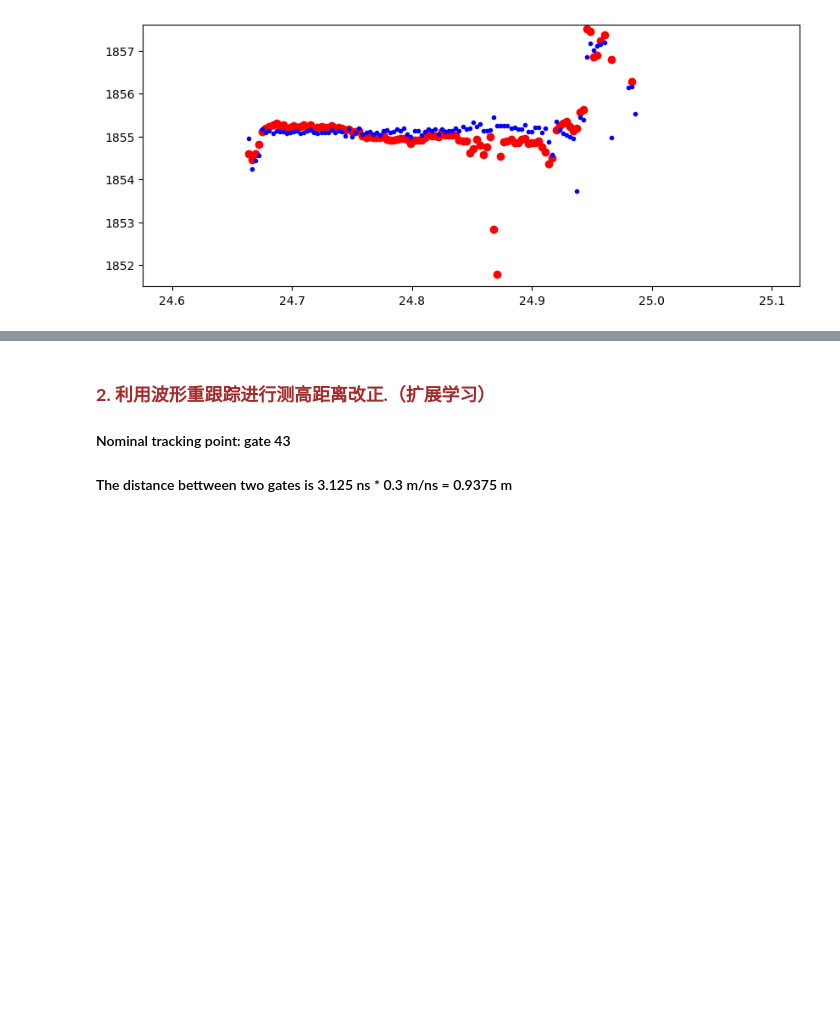
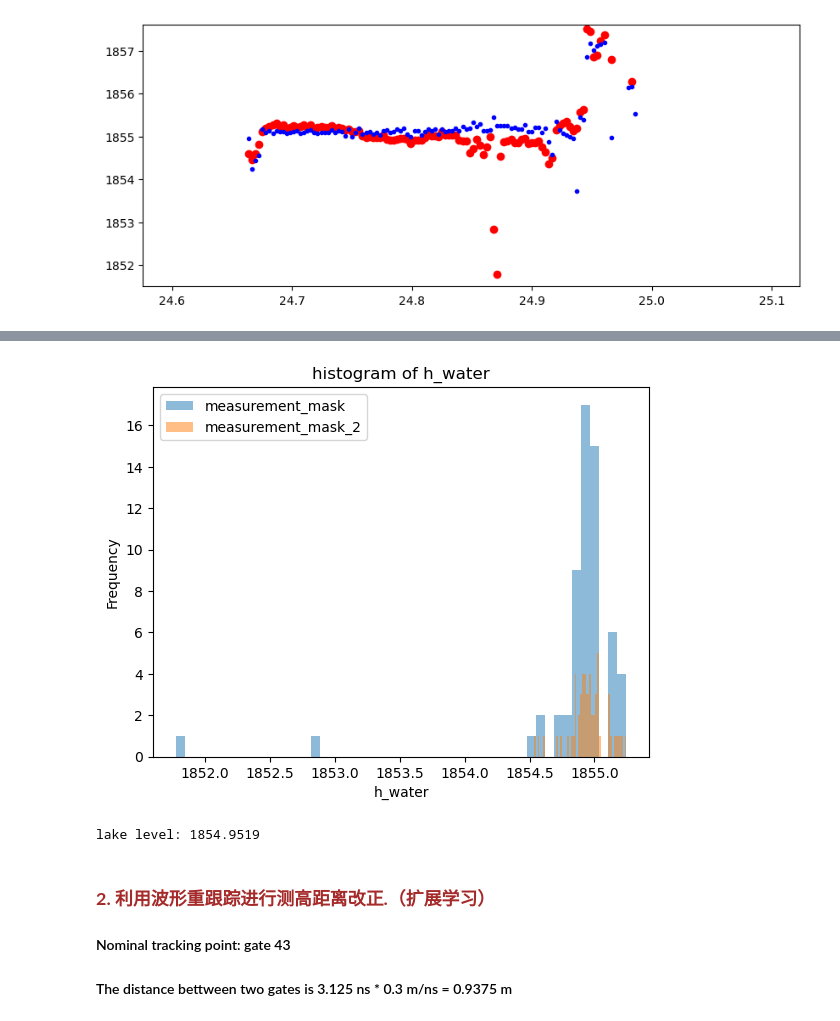
Before and after one commit to xinluo2018/rs-data-processing, a Jupyter notebook: 第6章-雷达测高数据处理程序设计/2-sentinel-3_process.ipynb, the cells around one changed output, grey strips where cells are left out. Cells and saved outputs as stored; diff of their text form; code cells hidden in the pictures; blank space fills up the shorter version.

```diff
--- a/第6章-雷达测高数据处理程序设计/2-sentinel-3_process.ipynb
+++ b/第6章-雷达测高数据处理程序设计/2-sentinel-3_process.ipynb
@@ -135,3 +177,18 @@ plt.ylim(1851.5, 1857.6)
+# %%
+plt.hist(h_water_cor_mask, bins=50, alpha=0.5, label='measurement_mask')
+plt.hist(h_water_cor_mask_2, bins=50, alpha=0.5, label='measurement_mask_2')
+plt.xlabel('h_water')
+plt.ylabel('Frequency')
+plt.title('histogram of h_water')
+plt.legend()
+plt.show()
+# %% [output]
+[figure, added]
+# %%
+h_water_dianchi = np.mean(h_water_cor_mask_2)
+print(f"lake level: {h_water_dianchi:.4f}")
+# %% [output]
+lake level: 1854.9519
 # %% [markdown]
 ### <font color='brown'>**2. 利用波形重跟踪进行测高距离改正.（扩展学习）**</font>
 #### Nominal tracking point: gate 43
```
Also changed, not shown: parts of 5 cells of this notebook, 11 other files.
